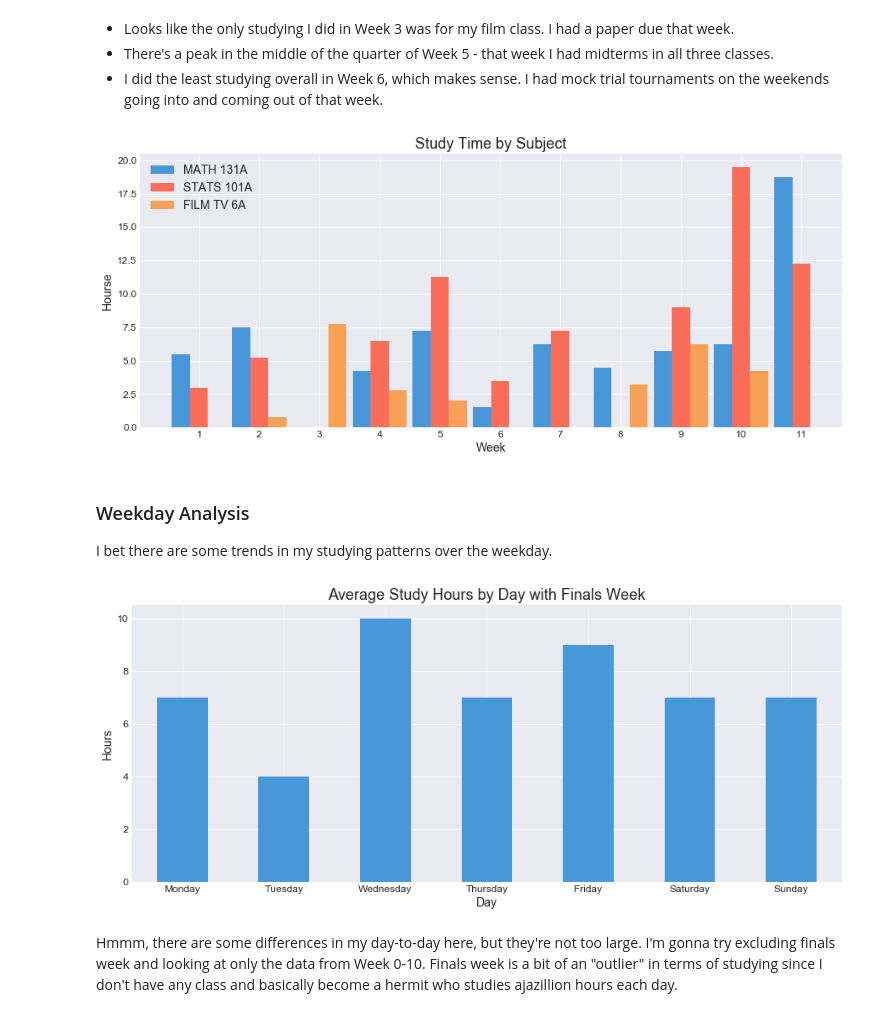
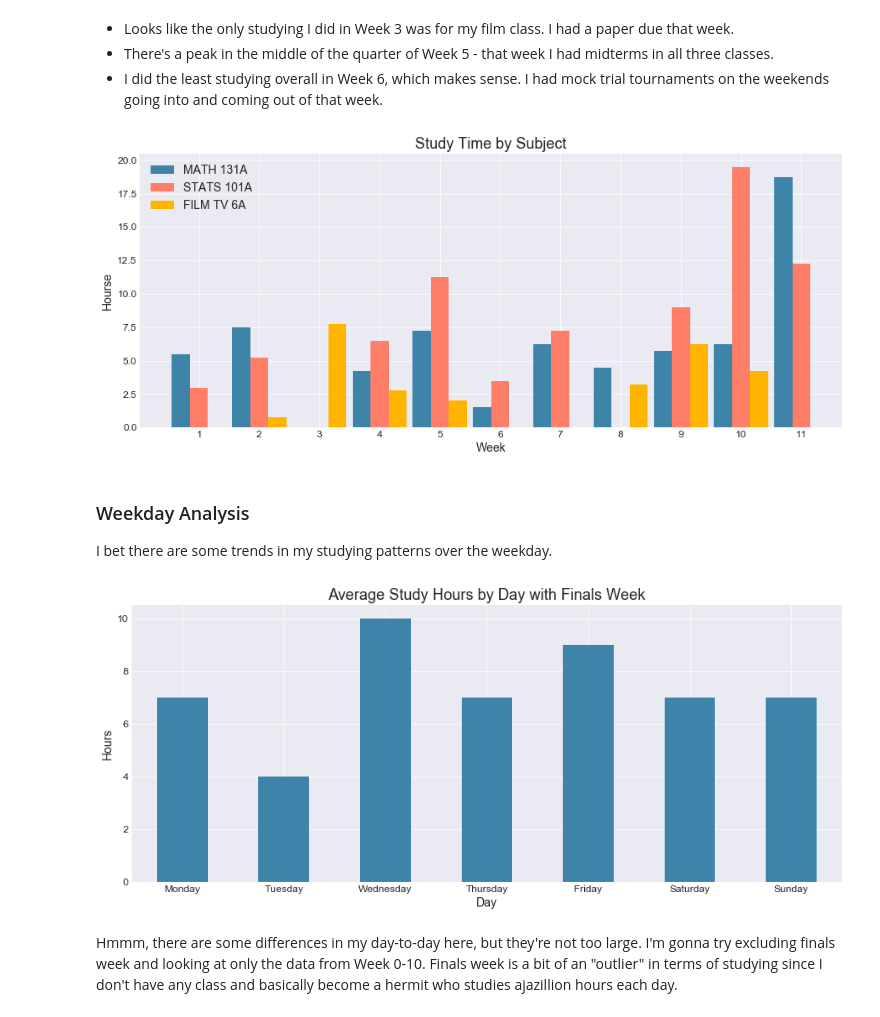
Before and after one commit to ashleyshine/ticktock, a Jupyter notebook: Tracking-Time.ipynb, the cells around one changed output. Saved outputs shown, nothing was run; the diff lists cells and outputs as text; code cells hidden in the pictures.

Commit message:
change colors

```diff
--- a/Tracking-Time.ipynb
+++ b/Tracking-Time.ipynb
@@ -142,12 +142,7 @@ mpl.rcParams['ytick.labelsize'] = 12
 
 plt.style.use('seaborn-darkgrid')
 
-# because matplotlib's default colors drive me insane
-# inspiration from https://www.canva.com/learn/100-color-combinations/
-# stored as numpy arrays for easy subsetting later
-tropical_colors = np.array(["#4897D8", "#FFDB5C", "#FA6E59", "#F8A055"]) # 33. Fun & Tropical
-
-tropical_colors_2 = tropical_colors[[0,2,3]] # FILM TV 6A, MATH 131A, STATS 101A
+tropical_colors = ["#3D84A8", "#FF7E67", "#FFB400"]
 # %%
 def create_plot(figsize=(15,6), title="", xlabel="", ylabel=""):
     """
@@ -319,14 +314,15 @@ plt.show()
 fig, ax = create_plot(title="Study Time by Subject", xlabel="Week", ylabel="Hourse")
 
 for i, subject in enumerate([math_by_week, stats_by_week, film_by_week]):
-    ax.bar(x=subject.index-0.3 + i*0.3, height=subject['total_time'], width=0.3, color=tropical_colors_2[i])
+    ax.bar(x=subject.index-0.3 + i*0.3, height=subject['total_time'], width=0.3,
+           color=tropical_colors[i])
 
 ax.legend(['MATH 131A', 'STATS 101A', 'FILM TV 6A'])
 ax.set_xticks(all_studying_by_week.index)
 
 plt.show()
 # %% [output]
-[figure, old version]
+[figure, new version]
 # %% [markdown]
 ### Weekday Analysis
 
@@ -349,13 +345,13 @@ studying_by_weekday = group_by_weekday(all_studying_data).reindex(calendar.day_n
 # %%
 fig, ax = create_plot(title="Average Study Hours by Day with Finals Week", xlabel="Day",
                       ylabel="Hours")
 
 # trying to plot using ax.Bar() was more pain than it was worth trying to order the days
-studying_by_weekday.plot(kind='bar', color=tropical_colors_2[0], rot=0)
+studying_by_weekday.plot(kind='bar', color=tropical_colors[0], rot=0)
 
 plt.show()
 # %% [output]
-[figure, old version]
+[figure, new version]
 # %% [markdown]
 Hmmm, there are some differences in my day-to-day here, but they're not too large. I'm gonna try excluding finals week and looking at only the data from Week 0-10. Finals week is a bit of an "outlier" in terms of studying since I don't have any class and basically become a hermit who studies ajazillion hours each day.
 # %%
```
Also changed, not shown: parts of 30 cells of this notebook.
